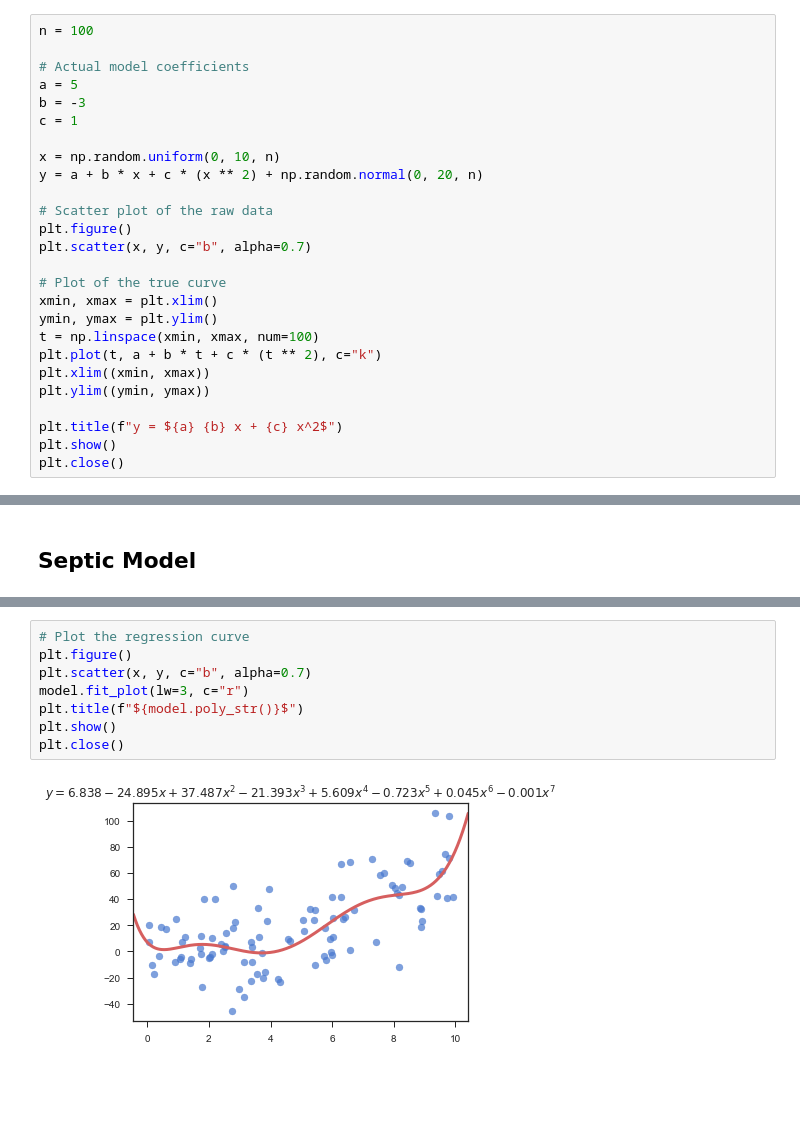
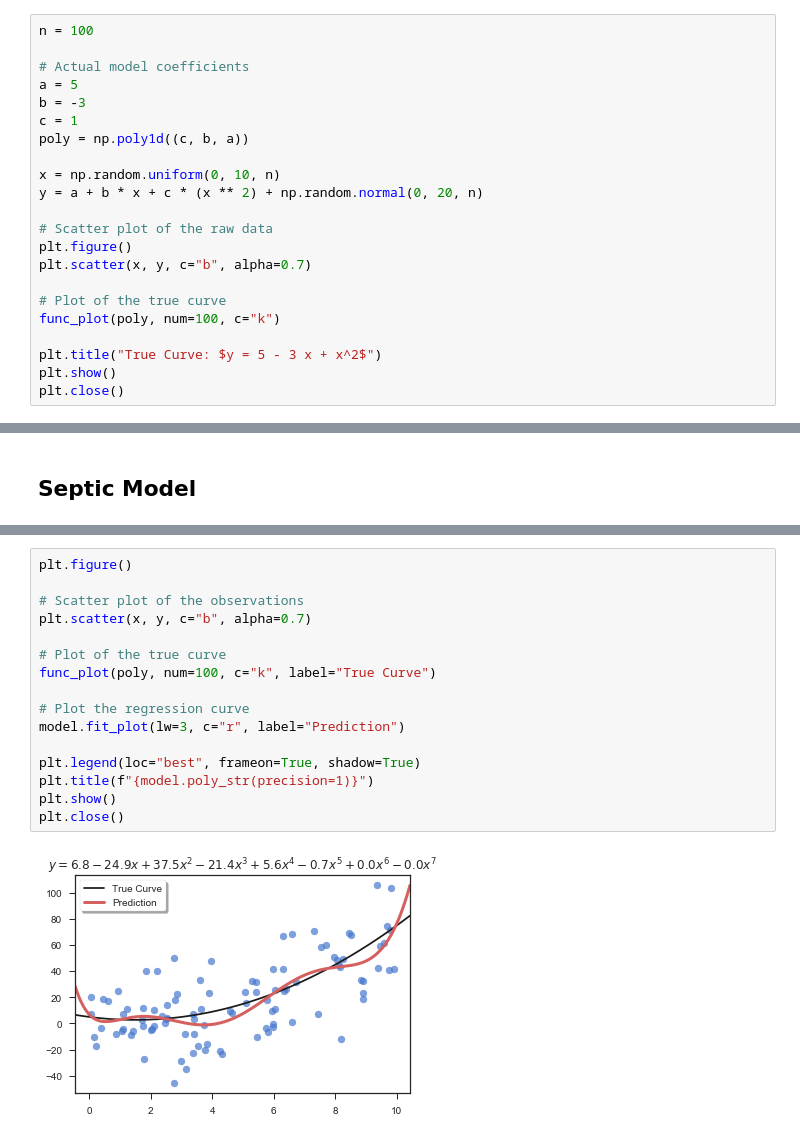
Before and after one commit to artemmavrin/StatTools, a Jupyter notebook: examples/Polynomial Regression.ipynb, the cells around one changed output, grey strips where cells are left out. Cells and saved outputs as stored; diff of their text form; blank space fills up the shorter version.

```diff
--- a/examples/Polynomial Regression.ipynb
+++ b/examples/Polynomial Regression.ipynb
@@ -21,6 +22,7 @@ n = 100
 a = 5
 b = -3
 c = 1
+poly = np.poly1d((c, b, a))
 
 x = np.random.uniform(0, 10, n)
 y = a + b * x + c * (x ** 2) + np.random.normal(0, 20, n)
@@ -30,14 +32,9 @@ plt.figure()
 plt.scatter(x, y, c="b", alpha=0.7)
 
 # Plot of the true curve
-xmin, xmax = plt.xlim()
-ymin, ymax = plt.ylim()
-t = np.linspace(xmin, xmax, num=100)
-plt.plot(t, a + b * t + c * (t ** 2), c="k")
-plt.xlim((xmin, xmax))
-plt.ylim((ymin, ymax))
+func_plot(poly, num=100, c="k")
 
-plt.title(f"y = ${a} {b} x + {c} x^2$")
+plt.title("True Curve: $y = 5 - 3 x + x^2$")
 plt.show()
 plt.close()
 # %% [output]
@@ -161,10 +206,18 @@ Wall time: 9.3 µs
 # %%
+plt.figure()
+
+# Scatter plot of the observations
+plt.scatter(x, y, c="b", alpha=0.7)
+
+# Plot of the true curve
+func_plot(poly, num=100, c="k", label="True Curve")
+
 # Plot the regression curve
-plt.figure()
-plt.scatter(x, y, c="b", alpha=0.7)
-model.fit_plot(lw=3, c="r")
-plt.title(f"${model.poly_str()}$")
+model.fit_plot(lw=3, c="r", label="Prediction")
+
+plt.legend(loc="best", frameon=True, shadow=True)
+plt.title(f"{model.poly_str(precision=1)}")
 plt.show()
 plt.close()
 # %% [output]
-[figure, old version]
+[figure, new version]
```
Also changed, not shown: parts of 15 cells of this notebook.
